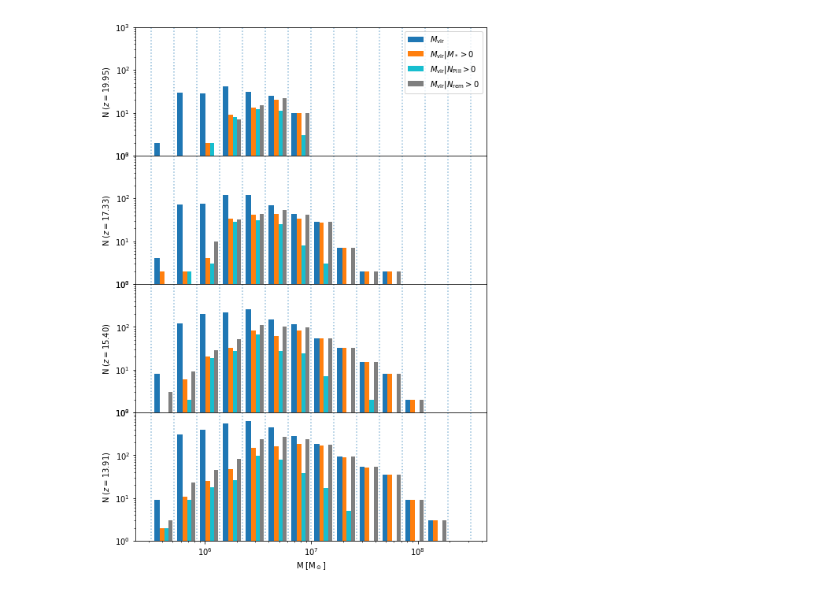
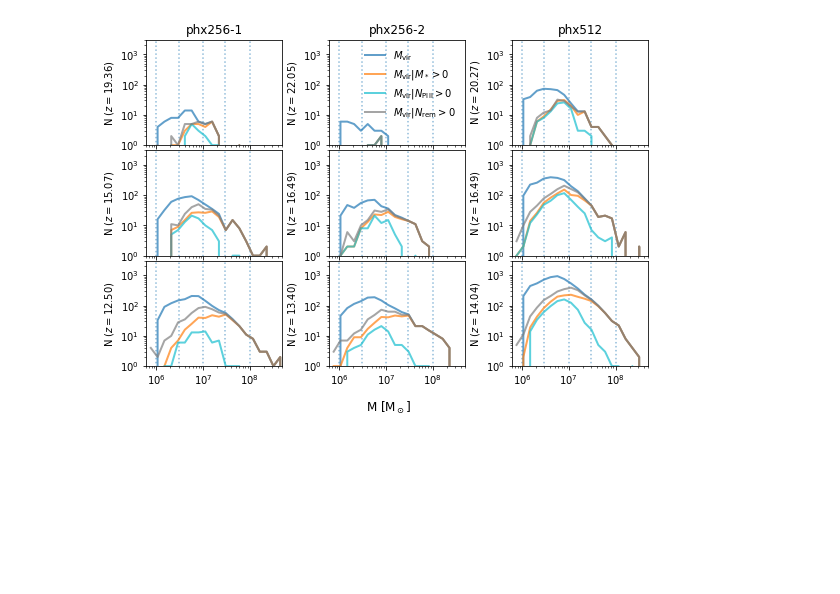
Before and after one commit to azton/phoenix_analysis, a Jupyter notebook: halo_qty_plotting.ipynb, the cells around one changed output. Drawn from its saved outputs; the diff is of its cells as text; code cells hidden in the pictures; blank space fills up the shorter version.

```diff
--- a/halo_qty_plotting.ipynb
+++ b/halo_qty_plotting.ipynb
@@ -4,46 +4,57 @@ import numpy as np
 import matplotlib
 import matplotlib.pyplot as plt
 # %%
-fig, ax = plt.subplots(4,1, sharex=True, figsize=[8,12])
-bins = np.logspace(5.5, 8.5, 15)
+fig, ax = plt.subplots(3,3, sharex=True, figsize=[9,6])
+bins = np.linspace(5.5, 9, 25)
+bins = 10**bins
+sims = ['phx256-1','phx256-2', 'phx512']
+outs = [[440, 840, 1240], [280, 680, 1080],[380, 680, 980]]
+for j, (sim, dlist) in enumerate(zip(sims, outs)):
+    for i, out in enumerate(dlist):
+        logfiles = glob.glob('halo_logs/*_%s_RD%04d-*.json'%(sim, out))
+        with open(logfiles[0], 'r') as f:
+            data = json.load(f)
+        for n in range(1, len(logfiles)): # iterate rest of files to combine them all to one file
+            with open(logfiles[n], 'r') as f:
+                new = json.load(f)
+            for k in data.keys():
+    #             print(k)
+                data[k] += new[k]
 
-for i, out in enumerate([400, 600, 800, 1000]):
-    logfiles = glob.glob('halo_logs/*RD%04d*.json'%out)
-    print(logfiles)
-    with open(logfiles[0], 'r') as f:
-        data = json.load(f)
-    for n in range(1, len(logfiles)): # iterate rest of files to combine them all to one file
-        with open(logfiles[n], 'r') as f:
-            new = json.load(f)
-        for k in data.keys():
-            print(k)
-            data[k] += new[k]
+        mvir = np.array(data['halo_mvir'])
+        mstar = np.array(data['halo_mstar'])
+        mgalaxy = mvir[mstar > 0]
+        p3gal = np.array(data['halo_live_p3cnt'])
+        p3postgal = np.array(data['halo_remnant_p3cnt'])
+        mp3r = mvir[p3postgal > 0]
+        mp3 = mvir[p3gal > 0]
 
-    mvir = np.array(data['halo_mvir'])
-    mstar = np.array(data['halo_mstar'])
-    mgalaxy = mvir[mstar > 0]
-    p3gal = np.array(data['halo_live_p3cnt'])
-    p3postgal = np.array(data['halo_remnant_p3cnt'])
-    mp3r = mvir[p3postgal > 0]
-    mp3 = mvir[p3gal > 0]
+        mvir = mvir[mvir > 5e5]
+        labels = ['$M_{\\rm vir}$',
+                '$M_{\\rm vir} | M_* > 0$',
+                '$M_{\\rm vir} | N_{\\rm PIII} > 0$',
+                '$M_{\\rm vir} | N_{\\rm rem} > 0$']
+        colors = ['tab:blue','tab:orange','tab:cyan','tab:gray']
+        pdata = [mvir, mgalaxy, mp3, mp3r]
+        maxx=0
+        for jj, dat in enumerate(pdata):
+            hist, bins = np.histogram(dat, bins=bins)
+            pbins = np.array([bins[k]+bins[k+1] for k in range(len(bins)-1)])
+            ax[i][j].plot(pbins, hist, label=labels[jj], color=colors[jj], alpha=0.7, linewidth=2)
+            maxx = max(max(hist), maxx)
+        ax[i][j].vlines([1e6, 3e6, 1e7, 3e7, 1e8], 0, 1e4, linestyles='dotted', alpha=0.5)
+        ax[i][j].set_yscale('log')
+        ax[i][j].set_xscale('log')
+        ax[i][j].set_xlim(6e5, 5e8)
+        ax[i][j].set_ylabel('N ($z=$%0.2f)'%data['halo_redshift'][0])
+        ax[i][j].set_ylim(1,3e3)
 
-    mvir = mvir[mvir > 5e5]
-    labels = ['$M_{\\rm vir}$',
-            '$M_{\\rm vir} | M_* > 0$',
-            '$M_{\\rm vir} | N_{\\rm PIII} > 0$',
-            '$M_{\\rm vir} | N_{\\rm rem} > 0$']
-    colors = ['tab:blue','tab:orange','tab:cyan','tab:gray']
-    pdata = [mvir, mgalaxy, mp3, mp3r]
-    _, hist, _ = ax[i].hist(pdata, bins=bins, label=labels, color=colors)
-    maxx = max(hist)
-    ax[i].vlines(bins, 0, 1e4, linestyles='dotted', alpha=0.5)
-    ax[i].set_yscale('log')
-    ax[i].set_xscale('log')
-    ax[i].set_ylabel('N ($z=$%0.2f)'%data['halo_redshift'][0])
-    ax[i].set_ylim(1,1e3)
+plt.subplots_adjust(hspace=0.05, wspace=0.34)
+ax[0][1].legend(frameon=False)
+ax[0][0].set_title('phx256-1')
+ax[0][1].set_title('phx256-2')
+ax[0][2].set_title('phx512')
 
-plt.subplots_adjust(hspace=0.0)
-ax[0].legend()
-ax[-1].set_xlabel('M [M$_\odot]$')
-plt.savefig('./images/phx256-1_halodist.pdf', bbox_inches='tight')
+fig.supxlabel('M [M$_\odot]$')
+plt.savefig('./images/phx_halodist.pdf', bbox_inches='tight')
 # %% [output]
@@ -67 +61 @@ halo_p2cnt
-[figure, old version]
+[figure, new version]
```
Also changed, not shown: parts of 1 cell of this notebook, 6 other files.
